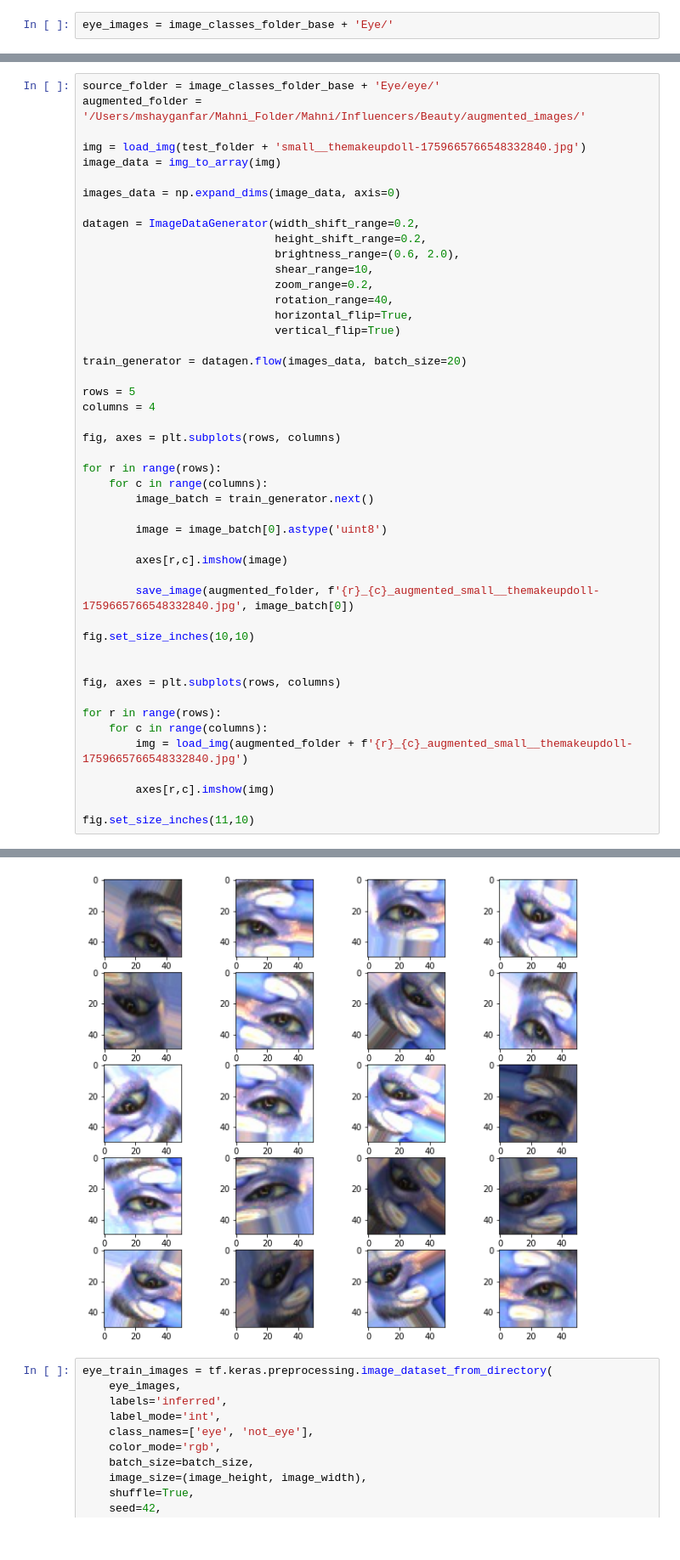
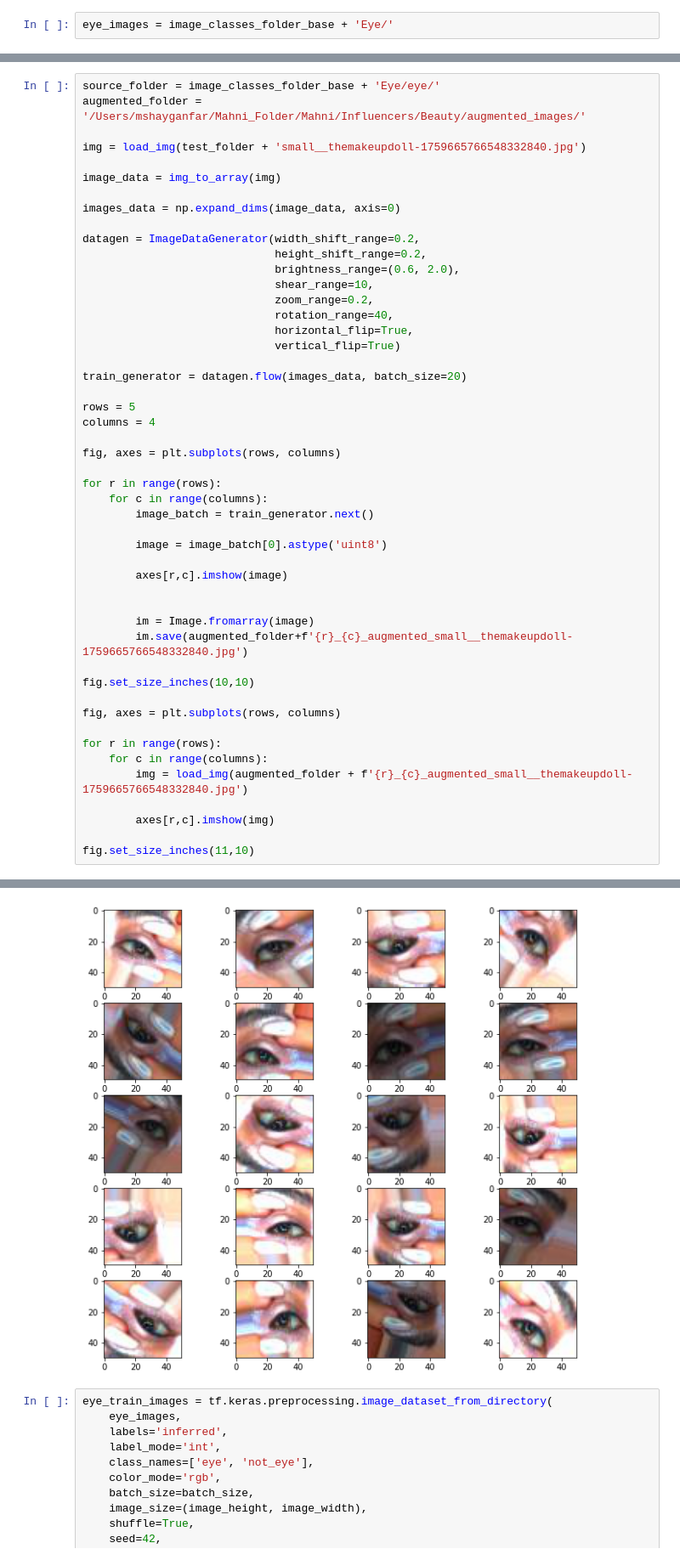
Before and after one commit to mshayganfar/sb_capstone, a Jupyter notebook: cap_project_beauty_classifier.ipynb, the cells around one changed output, grey strips where cells are left out. Shown at 85% size. Saved outputs shown, nothing was run; the diff lists cells and outputs as text.

Commit message:
Fix saving images with the right color

```diff
--- a/cap_project_beauty_classifier.ipynb
+++ b/cap_project_beauty_classifier.ipynb
@@ -271,6 +274,7 @@ source_folder = image_classes_folder_base + 'Eye/eye/'
 augmented_folder = '/Users/mshayganfar/Mahni_Folder/Mahni/Influencers/Beauty/augmented_images/'
 
 img = load_img(test_folder + 'small__themakeupdoll-1759665766548332840.jpg')
+
 image_data = img_to_array(img)
 
 images_data = np.expand_dims(image_data, axis=0)
@@ -299,10 +303,11 @@ for r in range(rows):
 
         axes[r,c].imshow(image)
 
-        save_image(augmented_folder, f'{r}_{c}_augmented_small__themakeupdoll-1759665766548332840.jpg', image_batch[0])
+
+        im = Image.fromarray(image)
+        im.save(augmented_folder+f'{r}_{c}_augmented_small__themakeupdoll-1759665766548332840.jpg')
 
 fig.set_size_inches(10,10)
-
 
 fig, axes = plt.subplots(rows, columns)
 
@@ -318,4 +323,4 @@ fig.set_size_inches(11,10)
-[figure, old version]
+[figure, new version]
 # %%
 eye_train_images = tf.keras.preprocessing.image_dataset_from_directory(
     eye_images,
```
Also changed, not shown: parts of 2 cells of this notebook.
